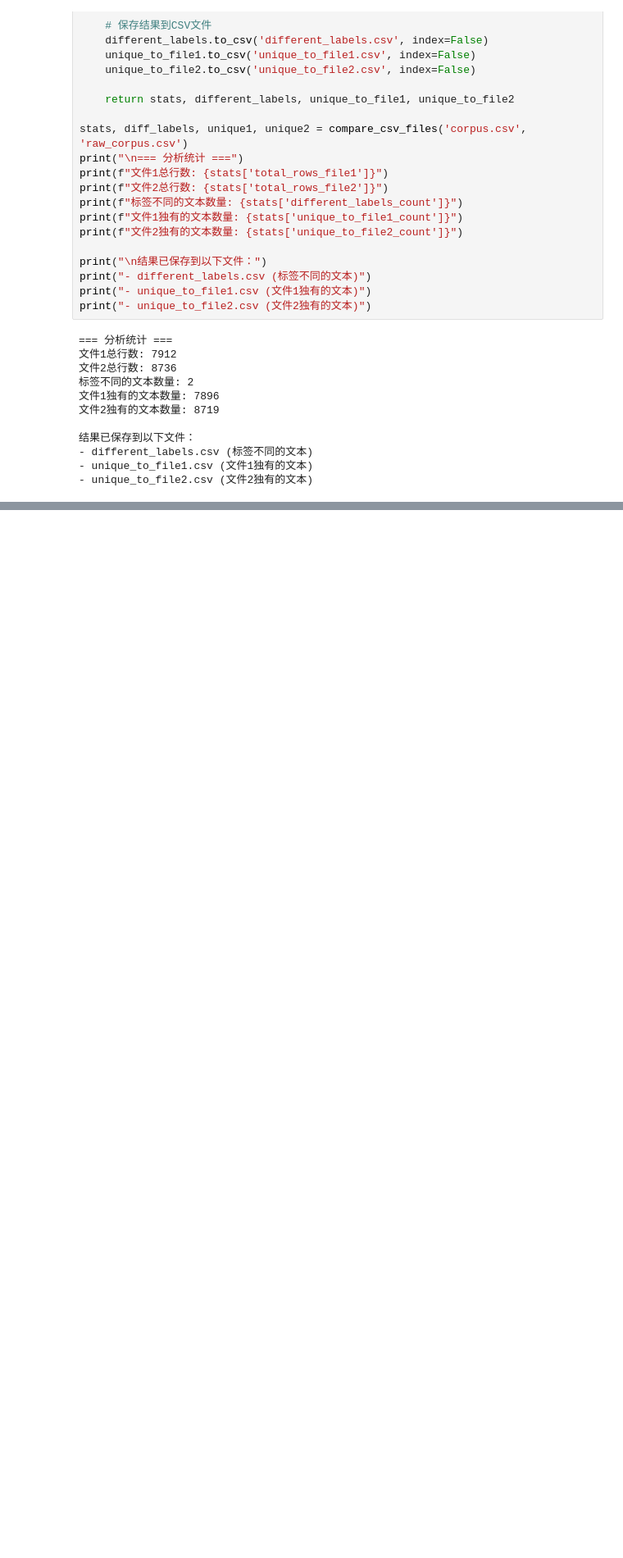
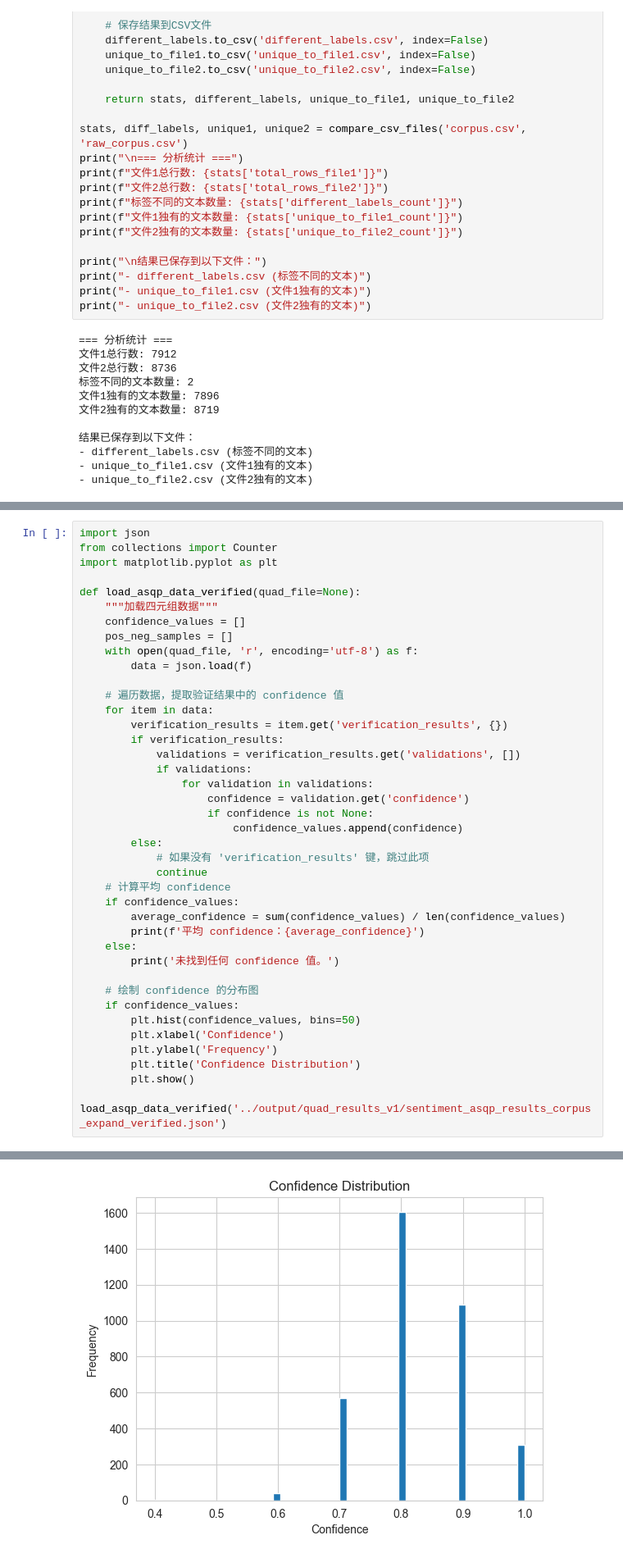
Before and after one commit to goghvan1113/TDCSA, a Jupyter notebook: data/visualize.ipynb, the cells around one changed output, grey strips where cells are left out. Shown at 82% size. Cells and saved outputs as stored; diff of their text form; blank space fills up the shorter version.

```diff
--- a/data/visualize.ipynb
+++ b/data/visualize.ipynb
@@ -663,0 +751,42 @@ TypeError: 'value' must be an instance of str or bytes, not a None
+# %%
+import json
+from collections import Counter
+import matplotlib.pyplot as plt
+
+def load_asqp_data_verified(quad_file=None):
+    """加载四元组数据"""
+    confidence_values = []
+    pos_neg_samples = []
+    with open(quad_file, 'r', encoding='utf-8') as f:
+        data = json.load(f)
+
+    # 遍历数据，提取验证结果中的 confidence 值
+    for item in data:
+        verification_results = item.get('verification_results', {})
+        if verification_results:
+            validations = verification_results.get('validations', [])
+            if validations:
+                for validation in validations:
+                    confidence = validation.get('confidence')
+                    if confidence is not None:
+                        confidence_values.append(confidence)
+        else:
+            # 如果没有 'verification_results' 键，跳过此项
+            continue
+    # 计算平均 confidence
+    if confidence_values:
+        average_confidence = sum(confidence_values) / len(confidence_values)
+        print(f'平均 confidence：{average_confidence}')
+    else:
+        print('未找到任何 confidence 值。')
+
+    # 绘制 confidence 的分布图
+    if confidence_values:
+        plt.hist(confidence_values, bins=50)
+        plt.xlabel('Confidence')
+        plt.ylabel('Frequency')
+        plt.title('Confidence Distribution')
+        plt.show()
+
+load_asqp_data_verified('../output/quad_results_v1/sentiment_asqp_results_corpus_expand_verified.json')
+# %% [output]
@@ -663,0 +794 @@ TypeError: 'value' must be an instance of str or bytes, not a None
+[figure, added]
```
Also changed, not shown: parts of 8 cells of this notebook, 25 other files.
